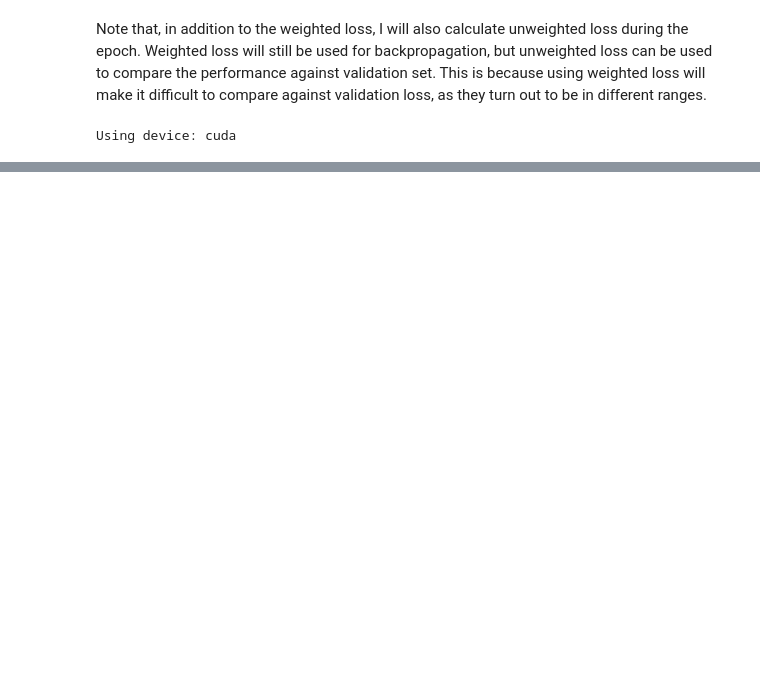
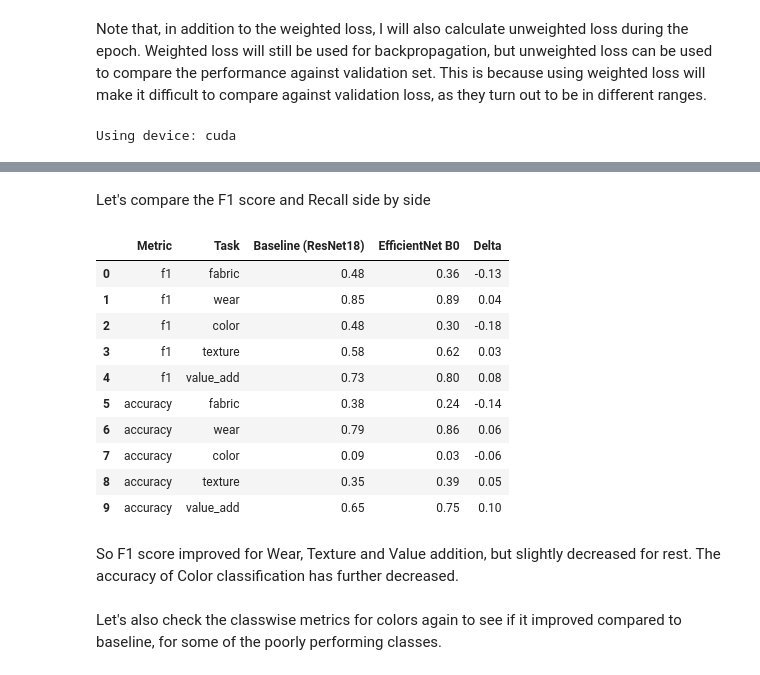
Before and after one commit to asifbd/final_repo, a Jupyter notebook: notebooks/training_mtl_effnet.ipynb, the cells around one changed output, grey strips where cells are left out. Drawn from its saved outputs; the diff is of its cells as text; code cells hidden in the pictures; blank space fills up the shorter version.

```diff
--- a/notebooks/training_mtl_effnet.ipynb
+++ b/notebooks/training_mtl_effnet.ipynb
@@ -394,0 +493,46 @@ compare_tasks_for_metric(history, 'accuracy', show_losses=True)
+# %% [markdown]
+Let's compare the F1 score and Recall side by side
+# %%
+def compare_task_with_baseline(baseline_metrics, model_metrics, metrics=['accuracy', 'f1', 'precision', 'recall'], baseline_model_name ='ResNet18', new_model_name='??'):
+	baseline_perf = pd.DataFrame.from_dict(baseline_metrics, orient='index').T
+	model_perf = pd.DataFrame.from_dict(model_metrics, orient='index').T
+
+	rows = []
+
+	for metric in metrics:
+		for task in baseline_perf.T.index:
+			baseline_value = baseline_perf[task][metric]
+			model_value = model_perf[task][metric]
+			delta = model_value - baseline_value
+
+			row = {
+				'Metric': metric,
+				'Task': task,
+				f'Baseline ({baseline_model_name})': round(baseline_value, 2),
+				f'{new_model_name}': round(model_value, 2),
+				'Delta': round(delta, 2)
+			}
+
+			rows.append(row)
+
+	comparison_df = pd.DataFrame(rows)
+
+	return comparison_df
+
+compare_task_with_baseline(baseline_metrics, effnet_metrics, metrics=['f1', 'accuracy'], baseline_model_name='ResNet18', new_model_name='EfficientNet B0')
+# %% [output]
+|  | Metric | Task | Baseline (ResNet18) | EfficientNet B0 | Delta |
+| 0 | f1 | fabric | 0.48 | 0.36 | -0.13 |
+| 1 | f1 | wear | 0.85 | 0.89 | 0.04 |
+| 2 | f1 | color | 0.48 | 0.30 | -0.18 |
+| 3 | f1 | texture | 0.58 | 0.62 | 0.03 |
+| 4 | f1 | value_add | 0.73 | 0.80 | 0.08 |
+| 5 | accuracy | fabric | 0.38 | 0.24 | -0.14 |
+| 6 | accuracy | wear | 0.79 | 0.86 | 0.06 |
+| 7 | accuracy | color | 0.09 | 0.03 | -0.06 |
+| 8 | accuracy | texture | 0.35 | 0.39 | 0.05 |
+| 9 | accuracy | value_add | 0.65 | 0.75 | 0.10 |
+# %% [markdown]
+So F1 score improved for Wear, Texture and Value addition, but slightly decreased for rest. The accuracy of Color classification has further decreased.
+# %% [markdown]
+Let's also check the classwise metrics for colors again to see if it improved compared to baseline, for some of the poorly performing classes.
```
Also changed, not shown: parts of 30 cells of this notebook, 1 other file.
